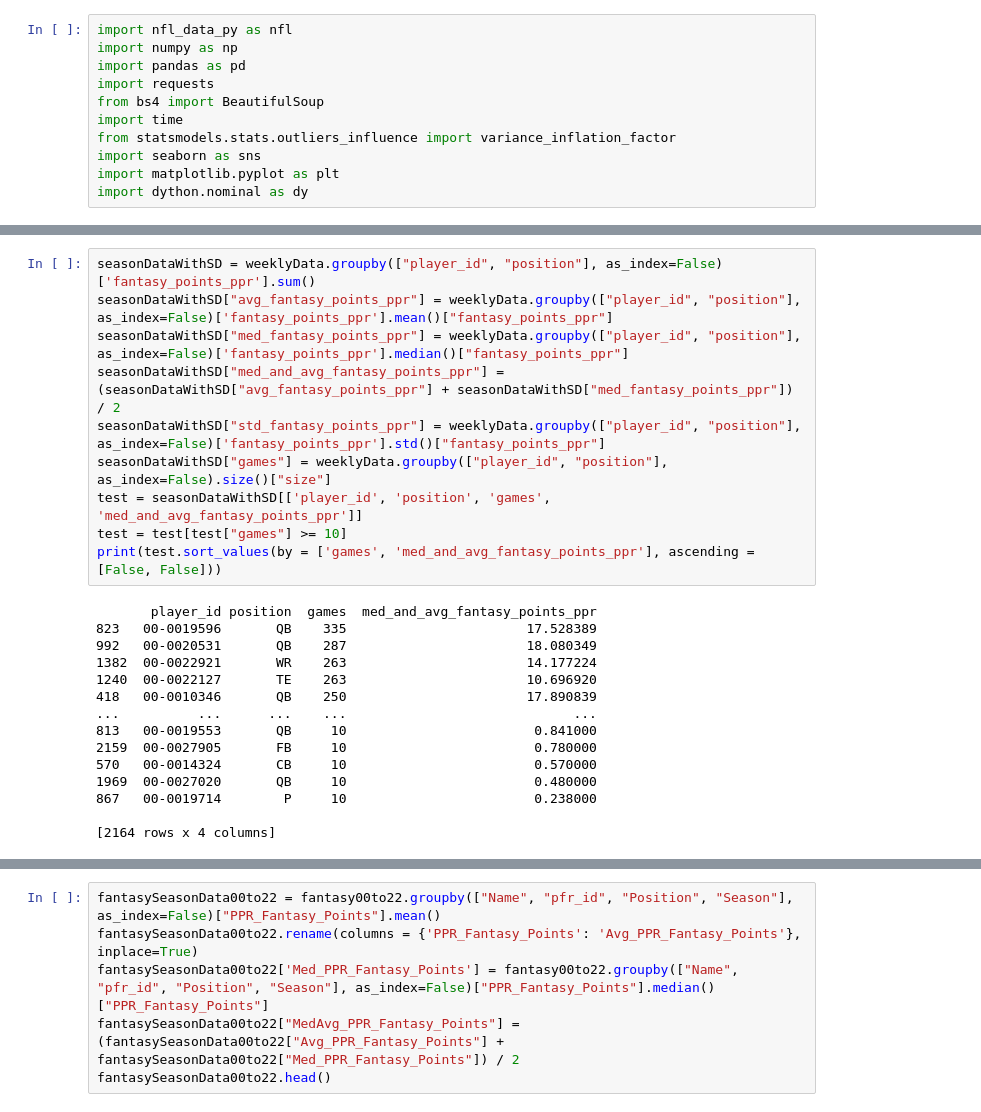
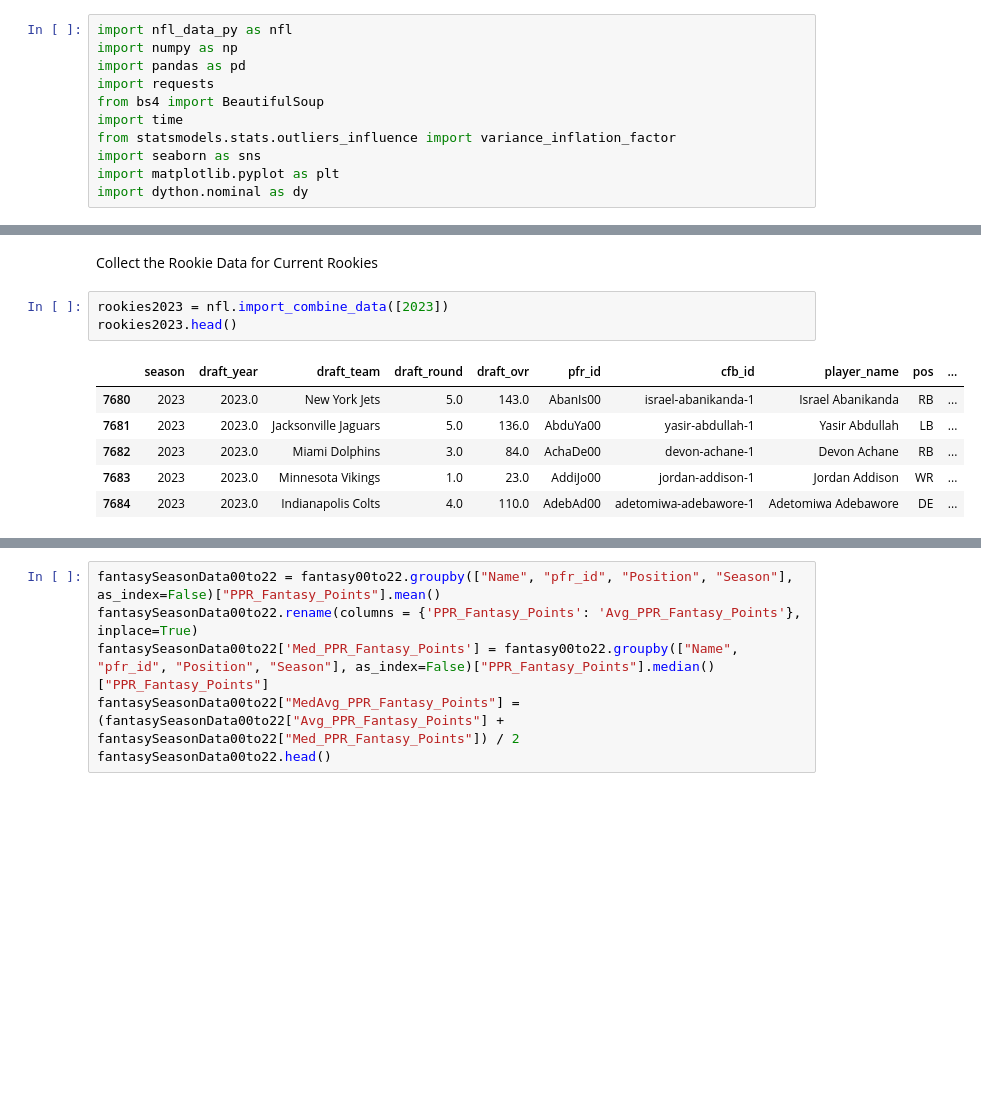
Before and after one commit to Zaccchh/FFCareerPrediction, a Jupyter notebook: newDataTest.ipynb, the cells around one changed output, grey strips where cells are left out. Drawn from its saved outputs; the diff is of its cells as text; blank space fills up the shorter version.

```diff
--- a/newDataTest.ipynb
+++ b/newDataTest.ipynb
@@ -50,25 +12,12 @@ print(min8GamesMax8Seasons.sort_values(by = ['player_id', 'med_and_avg_fantasy_p
-# %%
-seasonDataWithSD = weeklyData.groupby(["player_id", "position"], as_index=False)['fantasy_points_ppr'].sum()
-seasonDataWithSD["avg_fantasy_points_ppr"] = weeklyData.groupby(["player_id", "position"], as_index=False)['fantasy_points_ppr'].mean()["fantasy_points_ppr"]
-seasonDataWithSD["med_fantasy_points_ppr"] = weeklyData.groupby(["player_id", "position"], as_index=False)['fantasy_points_ppr'].median()["fantasy_points_ppr"]
-seasonDataWithSD["med_and_avg_fantasy_points_ppr"] = (seasonDataWithSD["avg_fantasy_points_ppr"] + seasonDataWithSD["med_fantasy_points_ppr"]) / 2
-seasonDataWithSD["std_fantasy_points_ppr"] = weeklyData.groupby(["player_id", "position"], as_index=False)['fantasy_points_ppr'].std()["fantasy_points_ppr"]
-seasonDataWithSD["games"] = weeklyData.groupby(["player_id", "position"], as_index=False).size()["size"]
-test = seasonDataWithSD[['player_id', 'position', 'games', 'med_and_avg_fantasy_points_ppr']]
-test = test[test["games"] >= 10]
-print(test.sort_values(by = ['games', 'med_and_avg_fantasy_points_ppr'], ascending = [False, False]))
-# %% [output]
-       player_id position  games  med_and_avg_fantasy_points_ppr
-823   00-0019596       QB    335                       17.528389
-992   00-0020531       QB    287                       18.080349
-1382  00-0022921       WR    263                       14.177224
-1240  00-0022127       TE    263                       10.696920
-418   00-0010346       QB    250                       17.890839
-...          ...      ...    ...                             ...
-813   00-0019553       QB     10                        0.841000
-2159  00-0027905       FB     10                        0.780000
-570   00-0014324       CB     10                        0.570000
-1969  00-0027020       QB     10                        0.480000
-867   00-0019714        P     10                        0.238000
-
-[2164 rows x 4 columns]
+# %% [markdown]
+Collect the Rookie Data for Current Rookies
+# %%
+rookies2023 = nfl.import_combine_data([2023])
+rookies2023.head()
+# %% [output]
+|  | season | draft_year | draft_team | draft_round | draft_ovr | pfr_id | cfb_id | player_name | pos | ... |
+| 7680 | 2023 | 2023.0 | New York Jets | 5.0 | 143.0 | AbanIs00 | israel-abanikanda-1 | Israel Abanikanda | RB | ... |
+| 7681 | 2023 | 2023.0 | Jacksonville Jaguars | 5.0 | 136.0 | AbduYa00 | yasir-abdullah-1 | Yasir Abdullah | LB | ... |
+| 7682 | 2023 | 2023.0 | Miami Dolphins | 3.0 | 84.0 | AchaDe00 | devon-achane-1 | Devon Achane | RB | ... |
+| 7683 | 2023 | 2023.0 | Minnesota Vikings | 1.0 | 23.0 | AddiJo00 | jordan-addison-1 | Jordan Addison | WR | ... |
+| 7684 | 2023 | 2023.0 | Indianapolis Colts | 4.0 | 110.0 | AdebAd00 | adetomiwa-adebawore-1 | Adetomiwa Adebawore | DE | ... |
```
Also changed, not shown: parts of 27 cells of this notebook.
